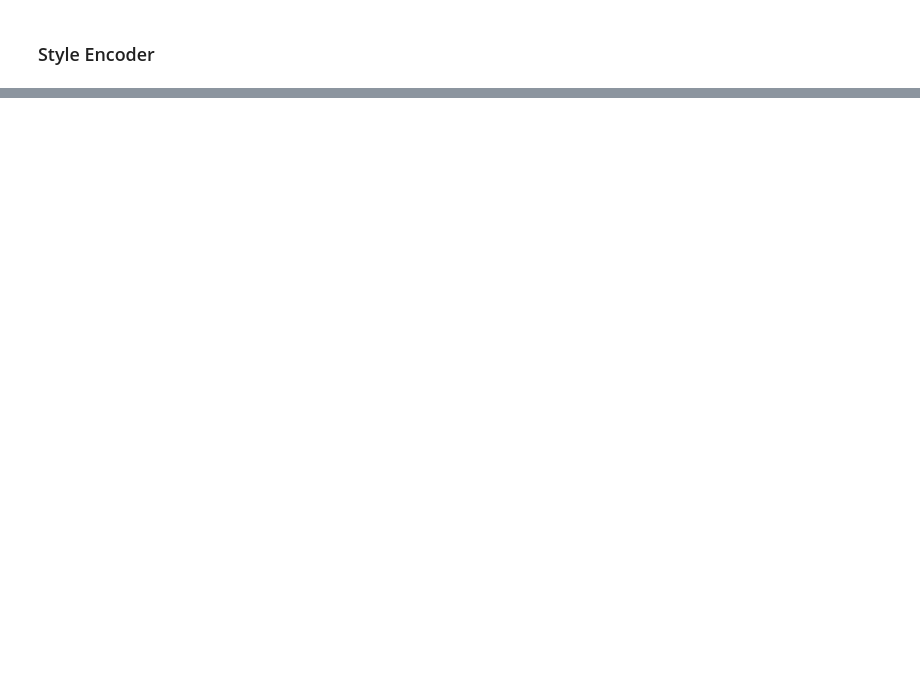
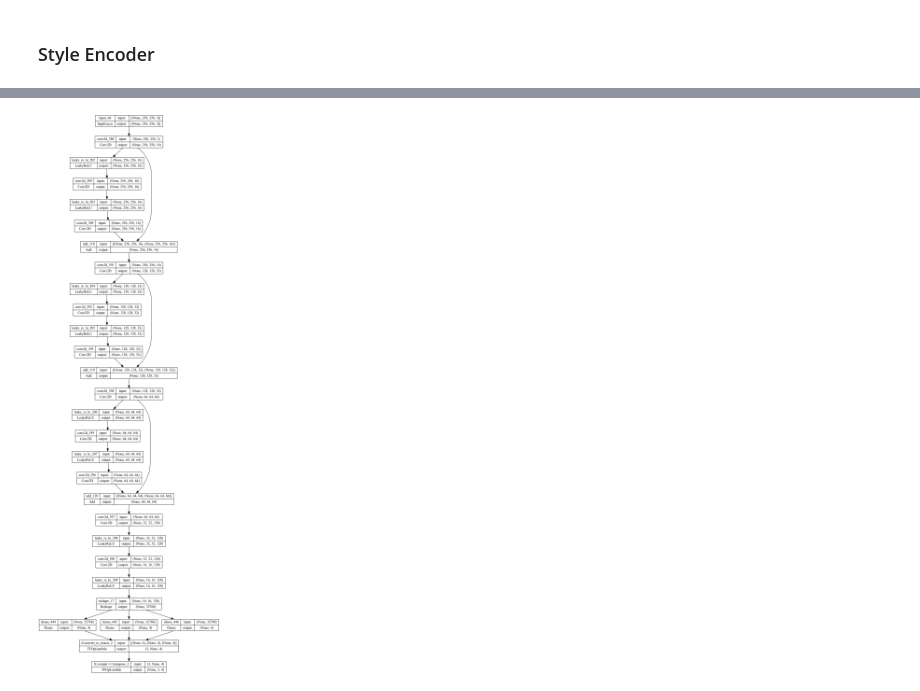
Before and after one commit to tlaw009/GAN-devel, a Jupyter notebook: StarGAN-v2.ipynb, the cells around one changed output, grey strips where cells are left out. Saved outputs shown, nothing was run; the diff lists cells and outputs as text; code cells hidden in the pictures; blank space fills up the shorter version.

```diff
--- a/StarGAN-v2.ipynb
+++ b/StarGAN-v2.ipynb
@@ -288,4 +307,4 @@ mapper1 = Mapper(4, 64)
 # %%
-sc_1 = mapper1(tf.random.normal((2,16)))
+sc_1 = mapper1(noise)
 print(sc_1)
 # %% [output]
@@ -308,0 +319,9 @@ array([[0.        , 0.03102421, 0.        , 0.        , 0.15166917,
+# %%
+ls=[2,1]
+s1=[]
+i=0
+print(sc_1)
+for x in tf.unstack(sc_1, axis=0):
+    s1.append(tf.unstack(x, axis=0)[ls[i]])
+    i=i+1
+print(tf.stack(s1, axis=0))
@@ -394,0 +491,2 @@ class StyleEncoder(Model):
+# %%
+se1 = StyleEncoder((256,256), 3, 4, 3)
@@ -394,0 +528,4 @@ class StyleEncoder(Model):
+# %%
+tf.keras.utils.plot_model(se1.build_graph(), show_shapes=True)
+# %% [output]
+[figure, added]
```
Also changed, not shown: parts of 35 cells of this notebook.
